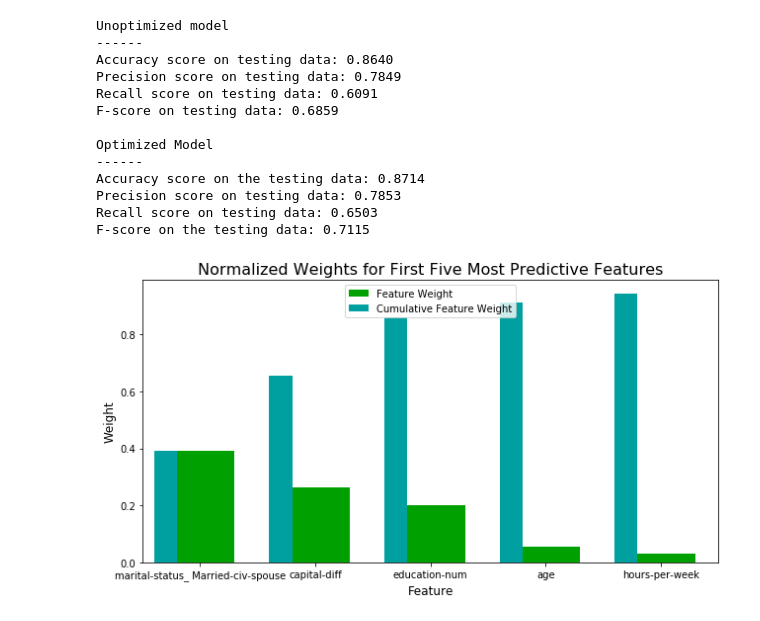
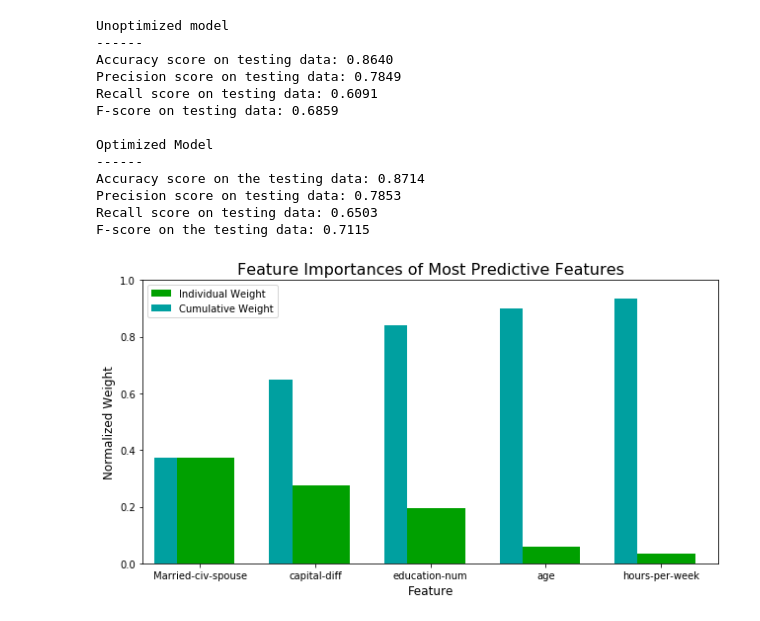
Before and after one commit to jayjunjieyu/Find_Donors, a Jupyter notebook: 02_model_selection.ipynb, the cells around one changed output. Drawn from its saved outputs; the diff is of its cells as text; code cells hidden in the pictures.

```diff
--- a/02_model_selection.ipynb
+++ b/02_model_selection.ipynb
@@ -60,0 +46,14 @@ Testing set has 9045 samples.
+# %%
+# Apply feature scaling
+features_final[features_final_l] = MinMaxScaler() \
+                                    .fit_transform(features_final[features_final_l])
+
+# Split the 'features' and 'income' data into training and testing sets
+X_train, X_test, y_train, y_test = train_test_split(features_final,
+                                                    income,
+                                                    test_size = 0.2,
+                                                    random_state = 0)
+
+# Show the results of the split
+print("Training set has {} samples.".format(X_train.shape[0]))
+print("Testing set has {} samples.".format(X_test.shape[0]))
@@ -197,70 +129,59 @@ SVC trained on 36177 samples.
 # %%
-# TODO: Import 'GridSearchCV', 'make_scorer', and any other necessary libraries
-from sklearn.model_selection import GridSearchCV
-from sklearn.model_selection import KFold
-from sklearn.metrics import make_scorer
-
-# TODO: Initialize the classifier
+# Initialize the classifier
 clf = GradientBoostingClassifier(random_state=0)
 
-# TODO: Create the parameters list you wish to tune, using a dictionary if needed.
-# HINT: parameters = {'parameter_1': [value1, value2], 'parameter_2': [value1, value2]}
-#parameters = {'loss': [‘deviance’, ‘exponential’]}
+# Create the parameters list you wish to tune, using a dictionary if needed.
 param_grid = {'n_estimators':[100, 200, 400]}
 
-# TODO: Make an fbeta_score scoring object using make_scorer()
+# Make an fbeta_score scoring object using make_scorer()
 scorer = make_scorer(fbeta_score, beta=1)
-kfold = KFold(n_splits=10, shuffle=True, random_state=0)
+kfold = KFold(n_splits=5, shuffle=True, random_state=0)
 
-# TODO: Perform grid search on the classifier using 'scorer' as the scoring method using GridSearchCV()
+# Perform grid search on the classifier using 'scorer' as the scoring method using GridSearchCV()
 grid_obj = GridSearchCV(clf, param_grid, scoring=scorer, cv=kfold)
 
-# TODO: Fit the grid search object to the training data and find the optimal parameters using fit()
-
+# Fit the grid search object to the training data and find the optimal parameters using fit()
 grid_fit = grid_obj.fit(X_train, y_train.values.ravel())
 
 # Get the estimator
 best_clf = grid_fit.best_estimator_
 
-# Make predictions using the unoptimized and model
-predictions = (clf.fit(X_train, y_train.values.ravel())).predict(X_test)
-best_predictions = best_clf.predict(X_test)
+# Make predictions using unoptimized model
+p_test_raw = (clf.fit(X_train, y_train.values.ravel())).predict(X_test)
+
+# Make predictions using optimized model
+p_test_opt = best_clf.predict(X_test)
 
 # Report the before-and-afterscores
 print("Unoptimized model\n------")
-print("Accuracy score on testing data: {:.4f}".format(accuracy_score(y_test, predictions)))
-print("Precision score on testing data: {:.4f}".format(precision_score(y_test, predictions)))
-print("Recall score on testing data: {:.4f}".format(recall_score(y_test, predictions)))
-print("F-score on testing data: {:.4f}".format(fbeta_score(y_test, predictions, beta = 1)))
+print("Accuracy score on testing data: {:.4f}".format(accuracy_score(y_test, p_test_raw)))
+print("Precision score on testing data: {:.4f}".format(precision_score(y_test, p_test_raw)))
+print("Recall score on testing data: {:.4f}".format(recall_score(y_test, p_test_raw)))
+print("F-score on testing data: {:.4f}".format(fbeta_score(y_test, p_test_raw, beta = 1)))
 
 print("\nOptimized Model\n------")
-print("Accuracy score on the testing data: {:.4f}".format(accuracy_score(y_test, best_predictions)))
-print("Precision score on testing data: {:.4f}".format(precision_score(y_test, best_predictions)))
-print("Recall score on testing data: {:.4f}".format(recall_score(y_test, best_predictions)))
-print("F-score on the testing data: {:.4f}".format(fbeta_score(y_test, best_predictions, beta = 1)))
+print("Accuracy score on the testing data: {:.4f}".format(accuracy_score(y_test, p_test_opt)))
+print("Precision score on testing data: {:.4f}".format(precision_score(y_test, p_test_opt)))
+print("Recall score on testing data: {:.4f}".format(recall_score(y_test, p_test_opt)))
+print("F-score on the testing data: {:.4f}".format(fbeta_score(y_test, p_test_opt, beta = 1)))
 
-# TODO: Import a supervised learning model that has 'feature_importances_'
-
-# TODO: Train the supervised model on the training set using .fit(X_train, y_train)
-model = clf.fit(X_train, y_train.values.ravel())
-
-# TODO: Extract the feature importances using .feature_importances_
-importances = model.feature_importances_
+# Extract the feature importances from the best estimator
+importances = best_clf.feature_importances_
 
 # Plot
-vs.feature_plot(importances, X_train, y_train)
+vs.feature_importance(importances, X_train, y_train)
 # %% [output]
 Unoptimized model
 ------
 Accuracy score on testing data: 0.8640
 Precision score on testing data: 0.7849
 Recall score on testing data: 0.6091
 F-score on testing data: 0.6859
 
 Optimized Model
 ------
 Accuracy score on the testing data: 0.8714
 Precision score on testing data: 0.7853
 Recall score on testing data: 0.6503
 F-score on the testing data: 0.7115
-[figure, old version]
+[figure, new version]
```
Also changed, not shown: parts of 5 cells of this notebook, 3 other files.
